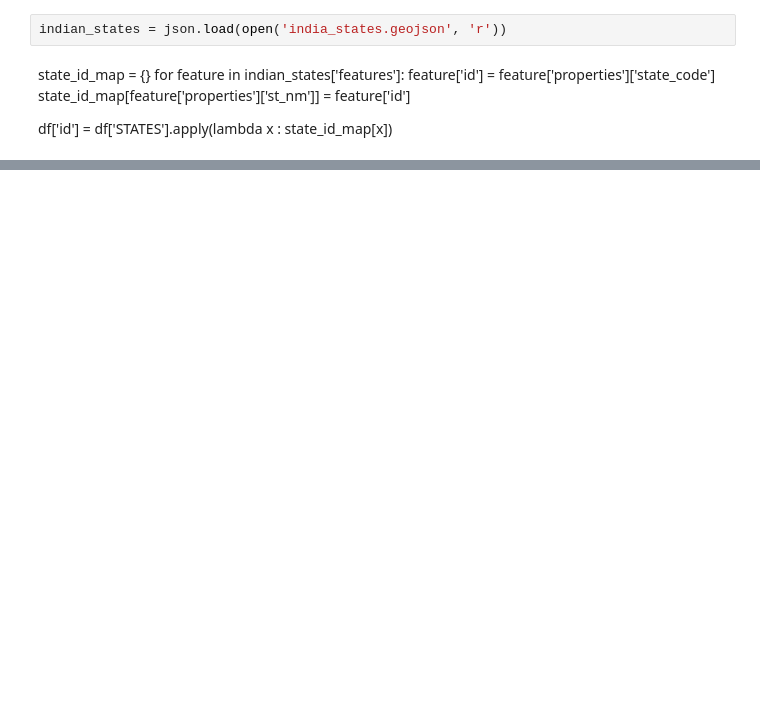
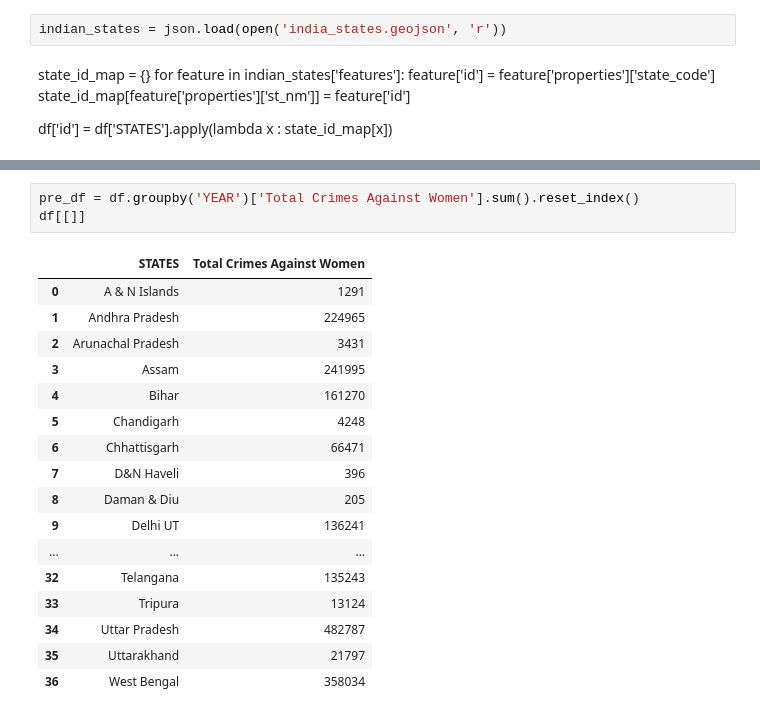
Before and after one commit to sweetcurryice/Crimes_Against_Women_Data_Science_Dashboard, a Jupyter notebook: eda.ipynb, the cells around one changed output, grey strips where cells are left out. Saved outputs shown, nothing was run; the diff lists cells and outputs as text; blank space fills up the shorter version.

```diff
--- a/eda.ipynb
+++ b/eda.ipynb
@@ -55,0 +236,21 @@ df[df["YEAR"] == 2019]
+# %%
+pre_df = df.groupby('YEAR')['Total Crimes Against Women'].sum().reset_index()
+df[[]]
+# %% [output]
+|  | STATES | Total Crimes Against Women |
+| 0 | A & N Islands | 1291 |
+| 1 | Andhra Pradesh | 224965 |
+| 2 | Arunachal Pradesh | 3431 |
+| 3 | Assam | 241995 |
+| 4 | Bihar | 161270 |
+| 5 | Chandigarh | 4248 |
+| 6 | Chhattisgarh | 66471 |
+| 7 | D&N Haveli | 396 |
+| 8 | Daman & Diu | 205 |
+| 9 | Delhi UT | 136241 |
+| ... | ... | ... |
+| 32 | Telangana | 135243 |
+| 33 | Tripura | 13124 |
+| 34 | Uttar Pradesh | 482787 |
+| 35 | Uttarakhand | 21797 |
+| 36 | West Bengal | 358034 |
```
Also changed, not shown: parts of 14 cells of this notebook, 3 other files.
